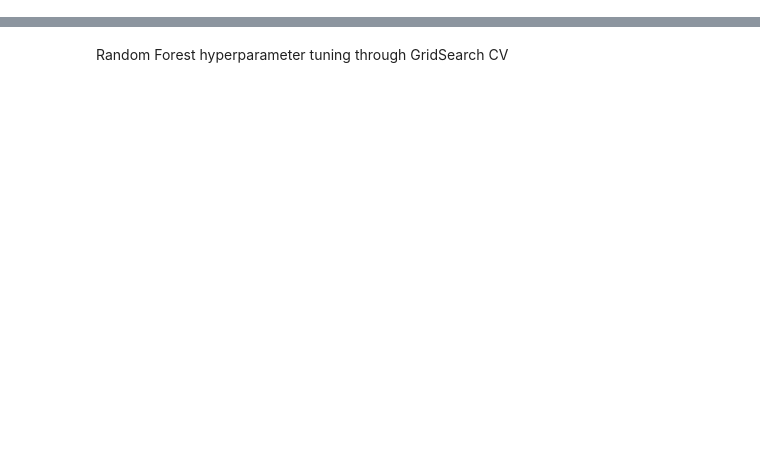
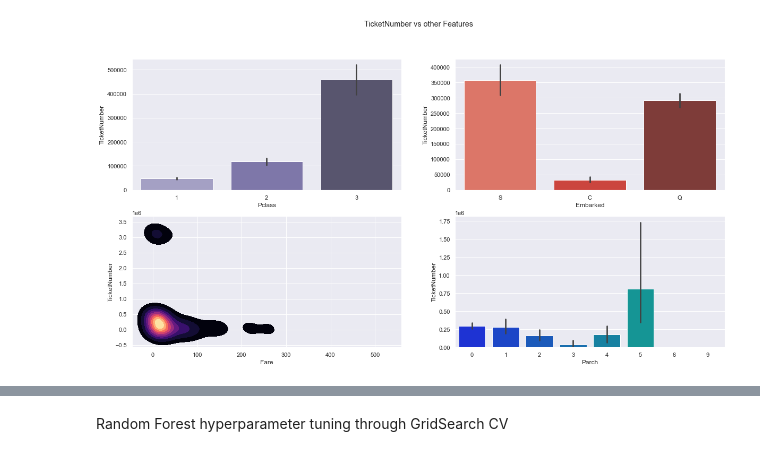
Before and after one commit to henriquebferreira/titanic-kaggle, a Jupyter notebook: predicting-titanic-survivors.ipynb, the cells around one changed output, grey strips where cells are left out. Saved outputs shown, nothing was run; the diff lists cells and outputs as text; code cells hidden in the pictures; blank space fills up the shorter version.

```diff
--- a/predicting-titanic-survivors.ipynb
+++ b/predicting-titanic-survivors.ipynb
@@ -510,0 +54,6 @@ Index(['Pclass', 'Sex', 'Age', 'Title', 'SocialStatus', 'FamilySize'], dtype='ob
+# %%
+print("Train dataset shape:", data_train.shape)
+print("Test dataset shape:", data_test.shape)
+
+data_train_test = {"train": data_train, "test":data_test}
+data_train.head()
@@ -510,0 +69,3 @@ Index(['Pclass', 'Sex', 'Age', 'Title', 'SocialStatus', 'FamilySize'], dtype='ob
+# %%
+def get_full_data():
+    return pd.concat(data_train_test.values())
@@ -510,0 +302,9 @@ Index(['Pclass', 'Sex', 'Age', 'Title', 'SocialStatus', 'FamilySize'], dtype='ob
+# %%
+f, ax = plt.subplots(2, 2,figsize=(20,10))
+plt.suptitle("TicketNumber vs other Features")
+sns.barplot(y='TicketNumber', x='Pclass', data=get_full_data(), palette="Purples_d", ax = ax[0][0])
+sns.barplot(y='TicketNumber', x='Embarked', data=get_full_data(), palette="Reds_d", ax = ax[0][1])
+sns.kdeplot(y='TicketNumber', x='Fare', data=get_full_data(), palette="YlOrBr_d", ax = ax[1][0], cmap="magma", fill=True)
+sns.barplot(y='TicketNumber', x='Parch', data=get_full_data(), palette="winter", ax = ax[1][1]);
+# %% [output]
+[figure, added]
```
Also changed, not shown: parts of 130 cells of this notebook, 3 other files.
